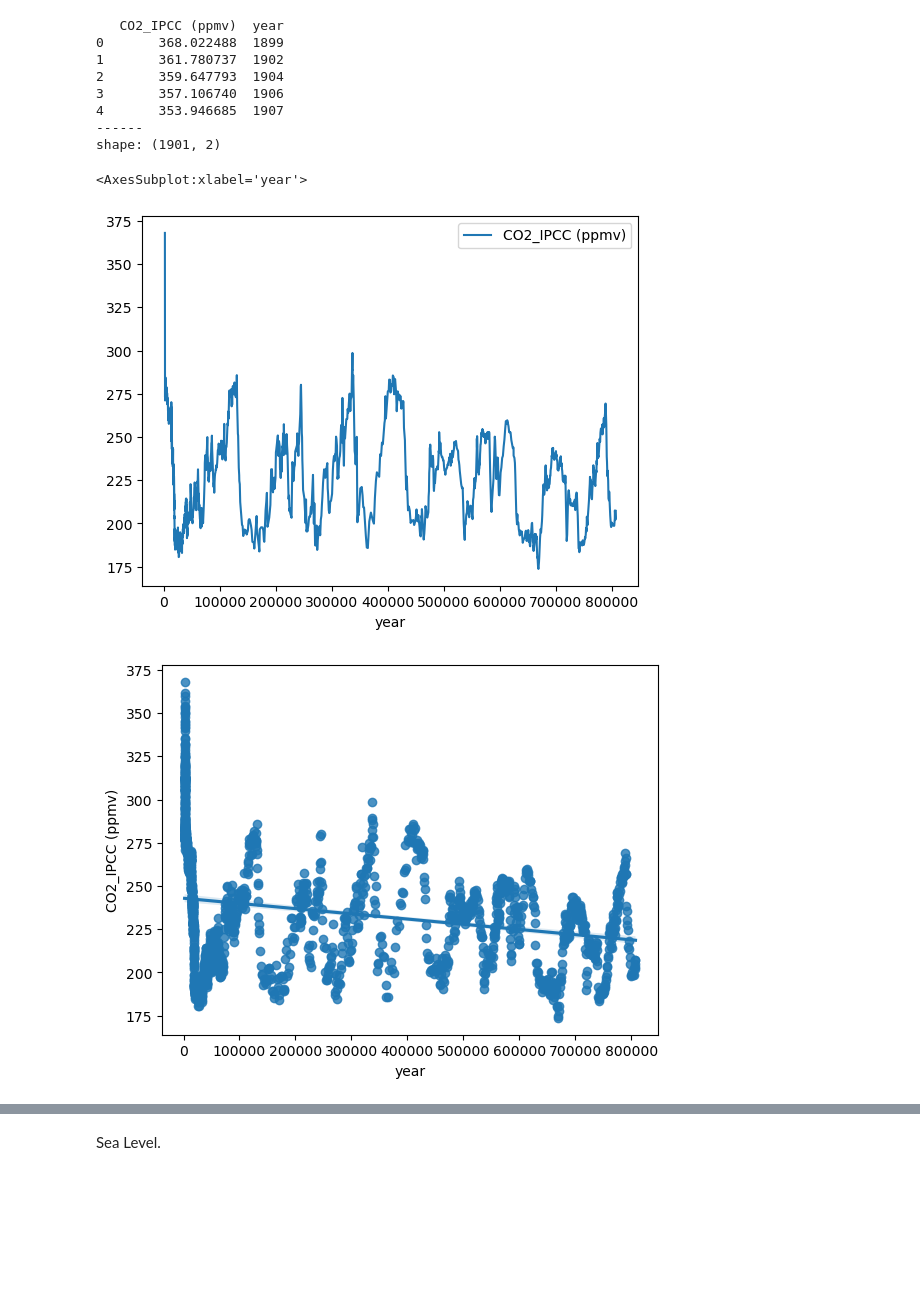
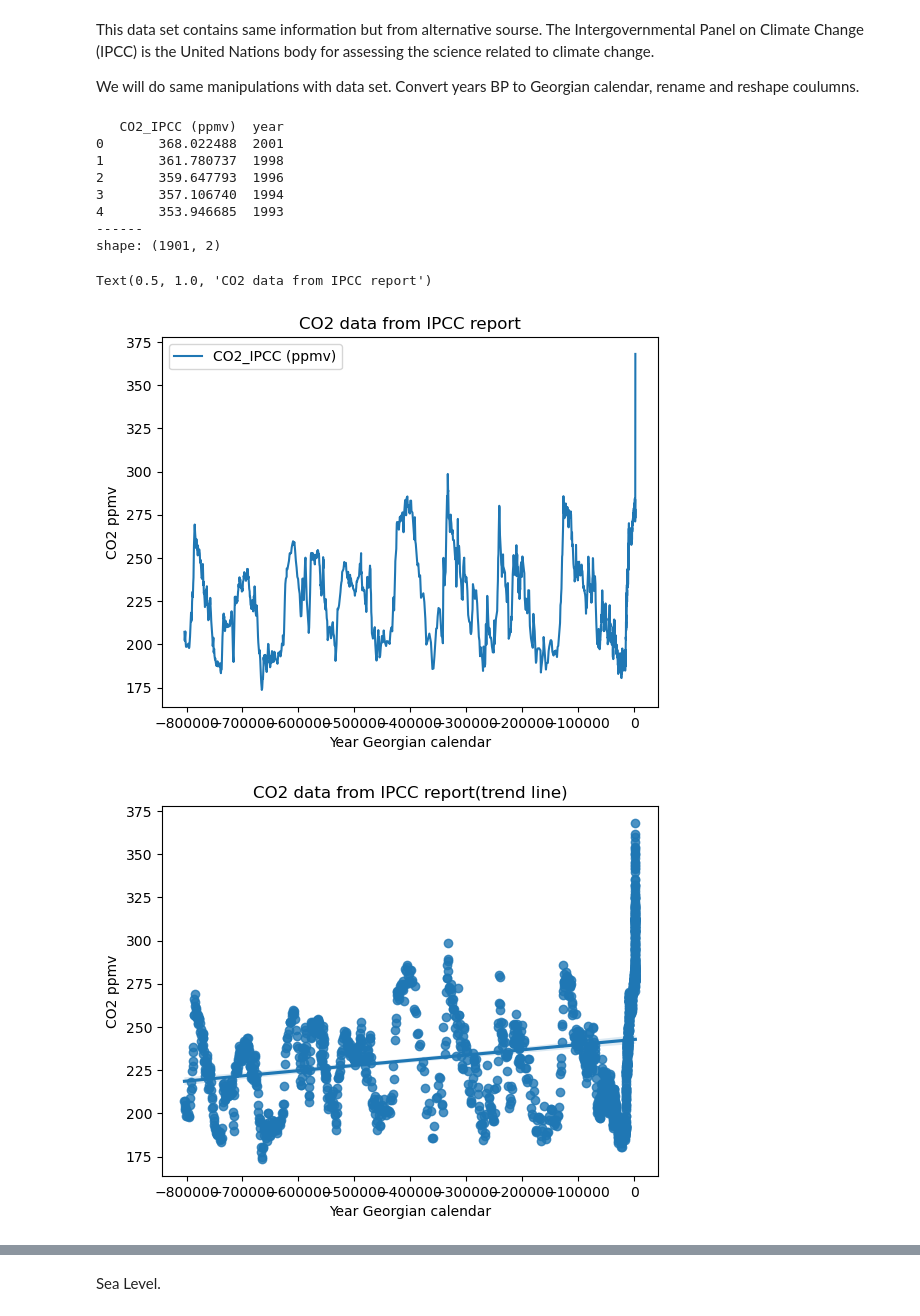
Before and after one commit to OlgaKnut/Programming-for-Data-Analysis-Project-2, a Jupyter notebook: pfda_project_2.ipynb, the cells around one changed output, grey strips where cells are left out. Cells and saved outputs as stored; diff of their text form; code cells hidden in the pictures; blank space fills up the shorter version.

```diff
--- a/pfda_project_2.ipynb
+++ b/pfda_project_2.ipynb
@@ -70,9 +96,15 @@ Age unit is in years before present (yr BP) whereas present refers to 1950.
+# %% [markdown]
+This data set contains same information but from alternative sourse.
+The Intergovernmental Panel on Climate Change (IPCC) is the United Nations body for assessing the science related to climate change.
+
+We will do same manipulations with data set.
+Convert years BP to Georgian calendar, rename and reshape coulumns.
 # %%
 path = 'CO2 data from IPCC Report .xls'
 CO2_IPCC_df = pd.read_excel(path, sheet_name='CO2 Composite', skiprows=14)
 CO2_IPCC_df.drop('sigma mean CO2 (ppmv)', axis=1, inplace=True)
 CO2_IPCC_df['yearBP'] = CO2_IPCC_df['Gasage (yr BP) '].astype(int)
-CO2_IPCC_df['year']=(1950+CO2_IPCC_df['yearBP'])
+CO2_IPCC_df['year']=(1950-CO2_IPCC_df['yearBP'])
 CO2_IPCC_df.rename(columns={'CO2 (ppmv)': 'CO2_IPCC (ppmv)'}, inplace=True)
 CO2_IPCC_df.drop('yearBP', axis=1, inplace=True)
 CO2_IPCC_df.drop('Gasage (yr BP) ', axis=1, inplace=True)
@@ -82,21 +114,27 @@ print("------")
 print("shape:", CO2_IPCC_df.shape)
 # %% [output]
    CO2_IPCC (ppmv)  year
-0       368.022488  1899
-1       361.780737  1902
-2       359.647793  1904
-3       357.106740  1906
-4       353.946685  1907
+0       368.022488  2001
+1       361.780737  1998
+2       359.647793  1996
+3       357.106740  1994
+4       353.946685  1993
 ------
 shape: (1901, 2)
 # %%
 
 CO2_IPCC_df.plot(x="year", y="CO2_IPCC (ppmv)")
+plt.xlabel('Year Georgian calendar')
+plt.ylabel('CO2 ppmv')
+plt.title('CO2 data from IPCC report')
 # %% [output]
-<AxesSubplot:xlabel='year'>
+Text(0.5, 1.0, 'CO2 data from IPCC report')
-[figure, old version]
+[figure, new version]
 # %%
 sns.regplot(x="year", y="CO2_IPCC (ppmv)", data= CO2_IPCC_df)
+plt.xlabel('Year Georgian calendar')
+plt.ylabel('CO2 ppmv')
+plt.title('CO2 data from IPCC report(trend line)')
 plt.show()
 # %% [output]
-[figure, old version]
+[figure, new version]
```
Also changed, not shown: parts of 53 cells of this notebook, 1 other file.
